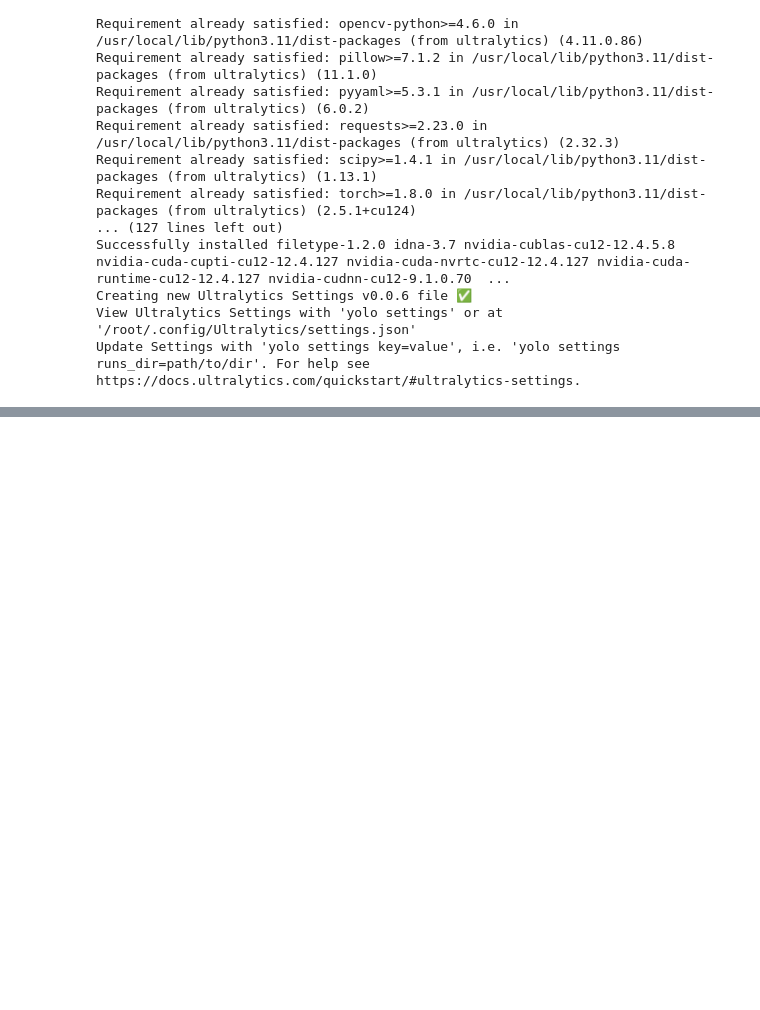
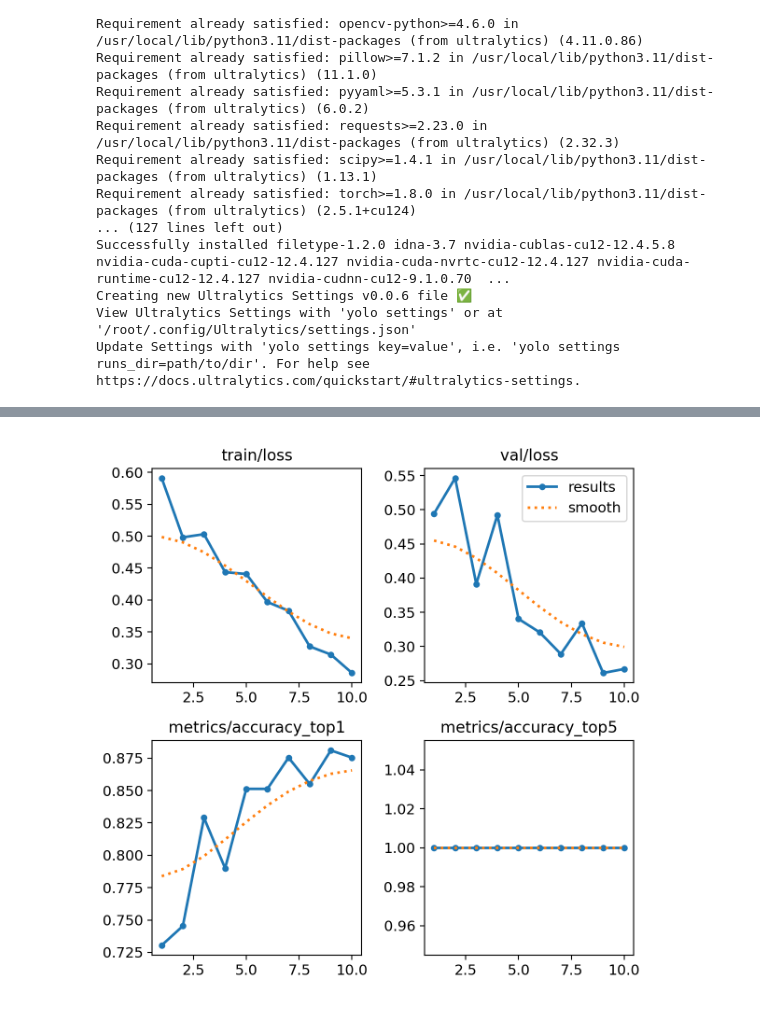
Before and after one commit to marquito3012/TFG, a Jupyter notebook: FineTuningActionClassificatorYolo.ipynb, the cells around one changed output, grey strips where cells are left out. Saved outputs shown, nothing was run; the diff lists cells and outputs as text; code cells hidden in the pictures; blank space fills up the shorter version.

```diff
--- a/FineTuningActionClassificatorYolo.ipynb
+++ b/FineTuningActionClassificatorYolo.ipynb
@@ -156,0 +162,4 @@ results = model("/content/Drowsy-Detection-3/valid/images/221023-091721_jpg.rf.a
+# %%
+Image(filename=f"{HOME}/runs/classify/train2/results.png", width=600)
+# %% [output]
+[figure, added]
```
Also changed, not shown: parts of 6 cells of this notebook.
